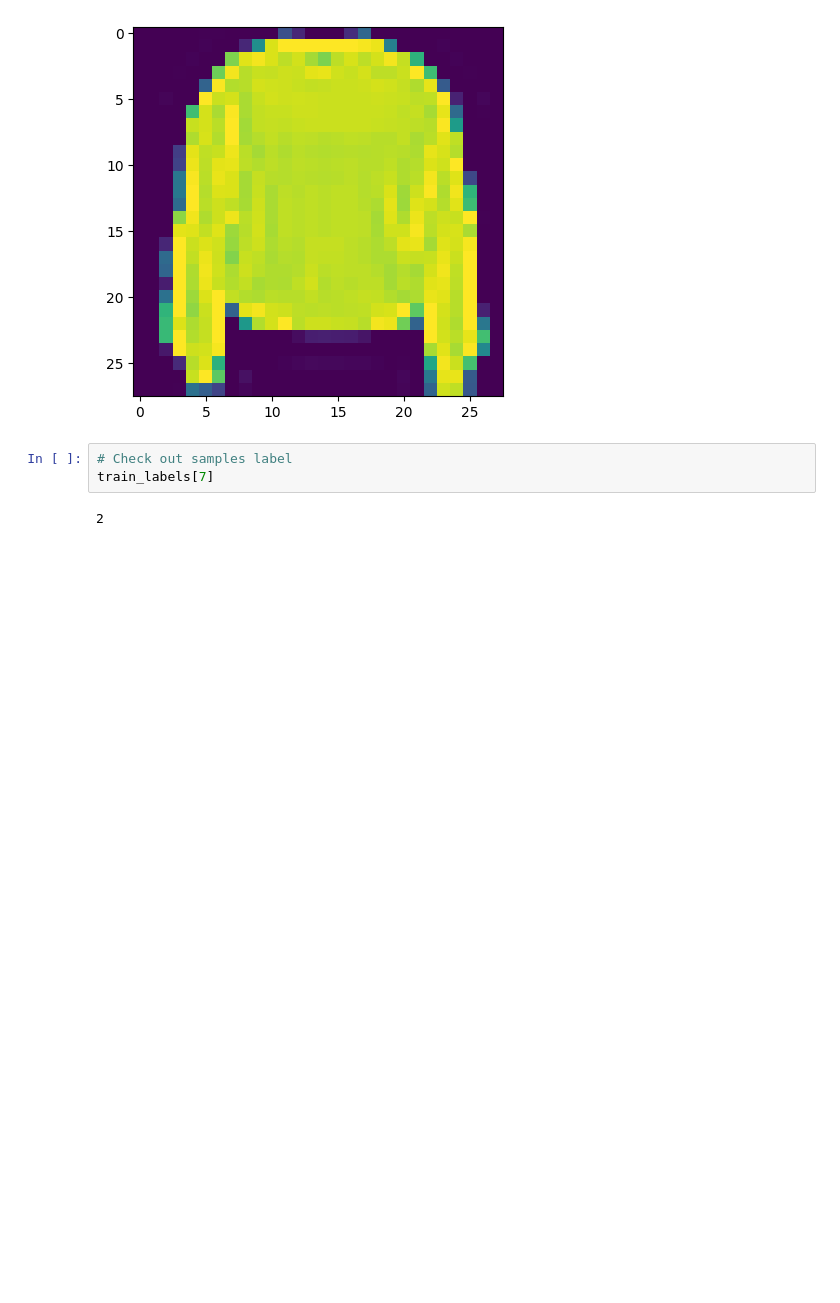
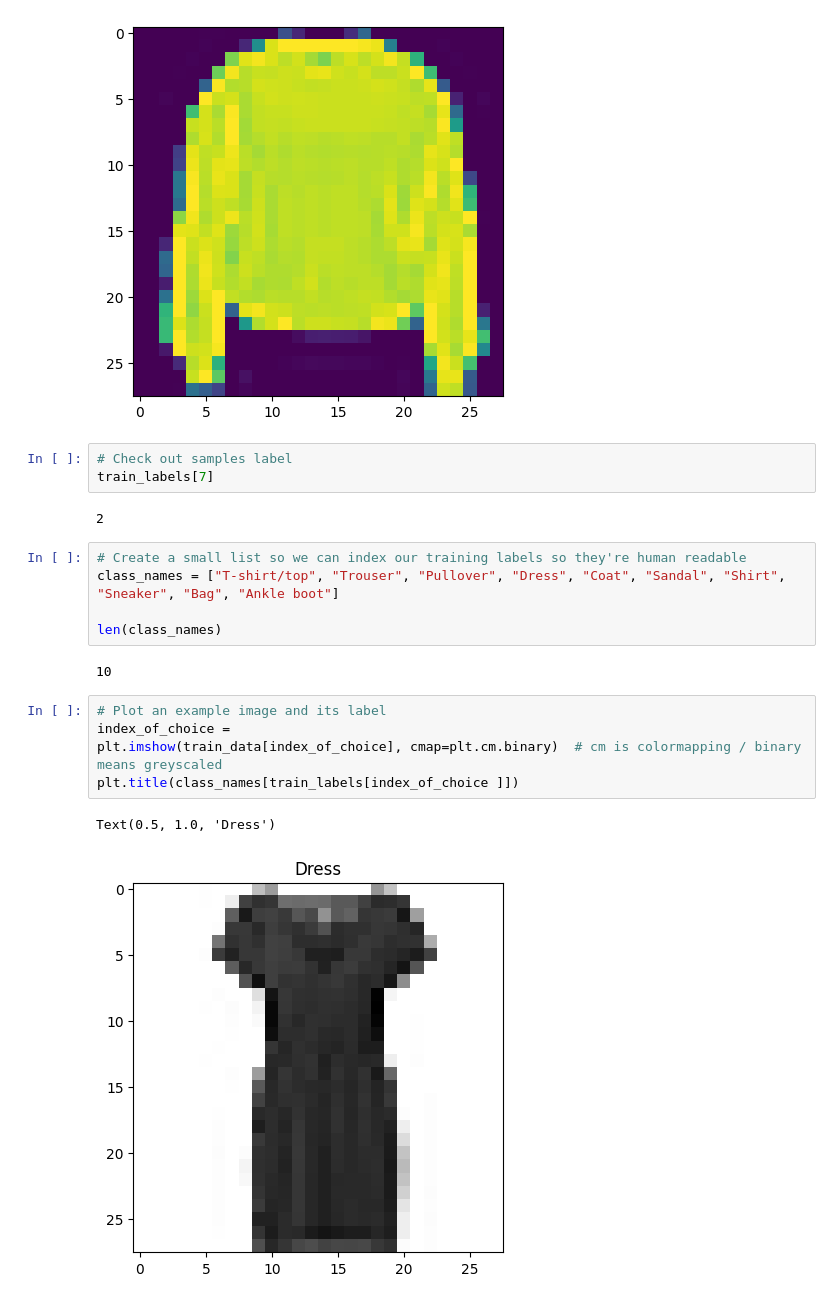
Before and after one commit to Nameless8243/TensorFlow_DL, a Jupyter notebook: 02_neural_network_classification_with_tensorflow.ipynb, the cells around one changed output. Saved outputs shown, nothing was run; the diff lists cells and outputs as text; blank space fills up the shorter version.

```diff
--- a/02_neural_network_classification_with_tensorflow.ipynb
+++ b/02_neural_network_classification_with_tensorflow.ipynb
@@ -1067,3 +1067,18 @@ plt.imshow(train_data[7])
 train_labels[7]
 # %% [output]
 2
+# %%
+# Create a small list so we can index our training labels so they're human readable
+class_names = ["T-shirt/top", "Trouser", "Pullover", "Dress", "Coat", "Sandal", "Shirt", "Sneaker", "Bag", "Ankle boot"]
+
+len(class_names)
+# %% [output]
+10
+# %%
+# Plot an example image and its label
+index_of_choice =
+plt.imshow(train_data[index_of_choice], cmap=plt.cm.binary)  # cm is colormapping / binary means greyscaled
+plt.title(class_names[train_labels[index_of_choice ]])
+# %% [output]
+Text(0.5, 1.0, 'Dress')
+[figure, added]
```
Also changed, not shown: parts of 1 cell of this notebook.
